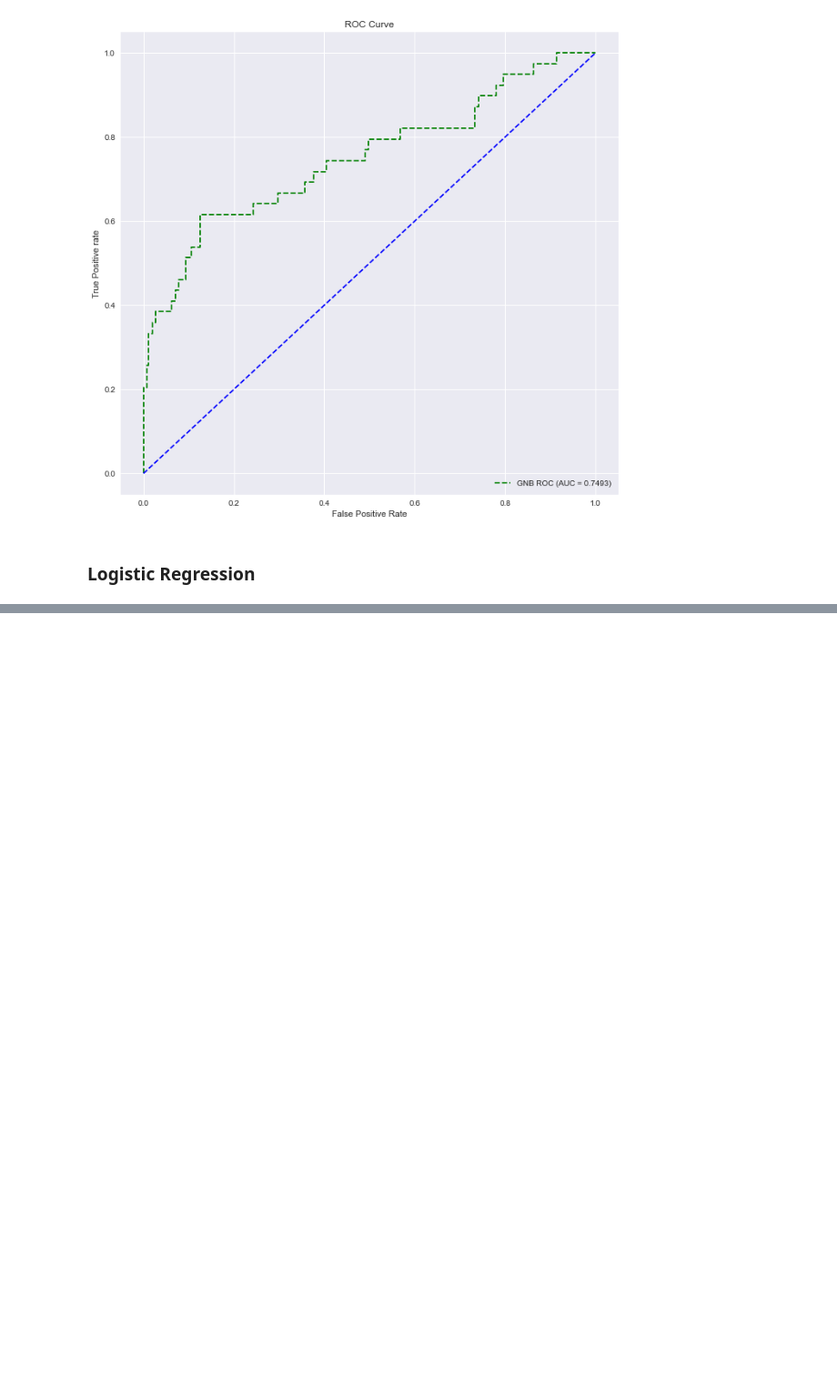
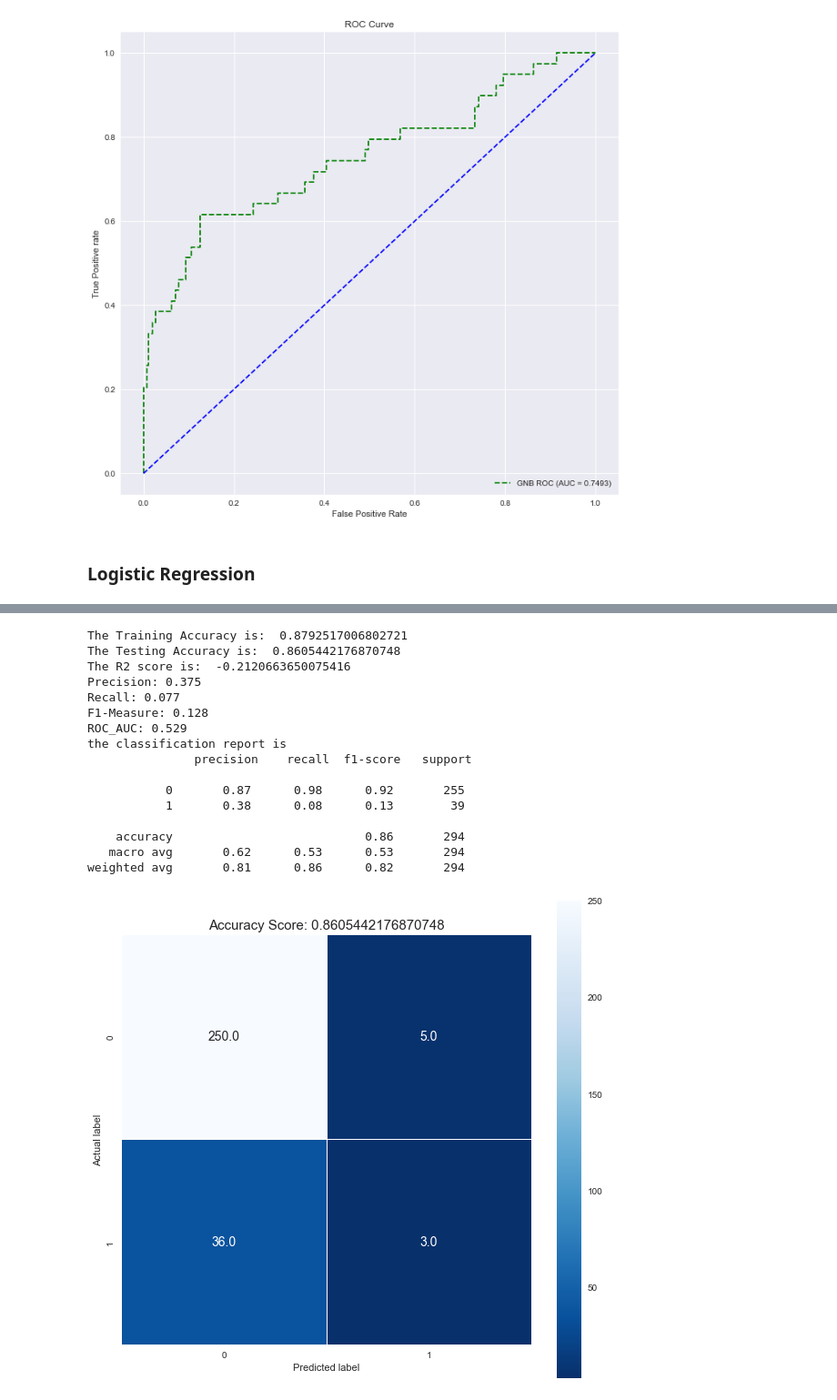
Before and after one commit to Shehab37/Regressors-and-Classifiers-comparison, a Jupyter notebook: comparison_on_IBM_data.ipynb, the cells around one changed output, grey strips where cells are left out. Shown at 91% size. Cells and saved outputs as stored; diff of their text form; code cells hidden in the pictures; blank space fills up the shorter version.

```diff
--- a/comparison_on_IBM_data.ipynb
+++ b/comparison_on_IBM_data.ipynb
@@ -307,0 +432,8 @@ weighted avg       0.86      0.84      0.85       294
+# %%
+space =dict()
+space['max_depth']=[i for i in range(1,50)]
+space['max_leaf_nodes']=[i for i in range(2,50)]
+space['min_samples_split']=[i for i in range(2,10)]
+space['min_samples_leaf']=[i for i in range(1,4)]
+# space['criterion']=['gini','entropy']
+space['criterion']=['gini' ]
@@ -307,0 +457,22 @@ weighted avg       0.86      0.84      0.85       294
+# %%
+print_metrics(model_tree,x_train,x_test,y_train,y_test)
+plot_confusion_matrix(model_tree , x_test , y_test)
+plot_roc(model_tree , 'desicion tree',x_test,y_test)
+# %% [output]
+The Training Accuracy is:  0.8792517006802721
+The Testing Accuracy is:  0.8605442176870748
+The R2 score is:  -0.2120663650075416
+Precision: 0.375
+Recall: 0.077
+F1-Measure: 0.128
+ROC_AUC: 0.529
+the classification report is
+               precision    recall  f1-score   support
+
+           0       0.87      0.98      0.92       255
+           1       0.38      0.08      0.13        39
+
+    accuracy                           0.86       294
+   macro avg       0.62      0.53      0.53       294
+weighted avg       0.81      0.86      0.82       294
+[figure, added]
```
Also changed, not shown: parts of 11 cells of this notebook, 1 other file.
